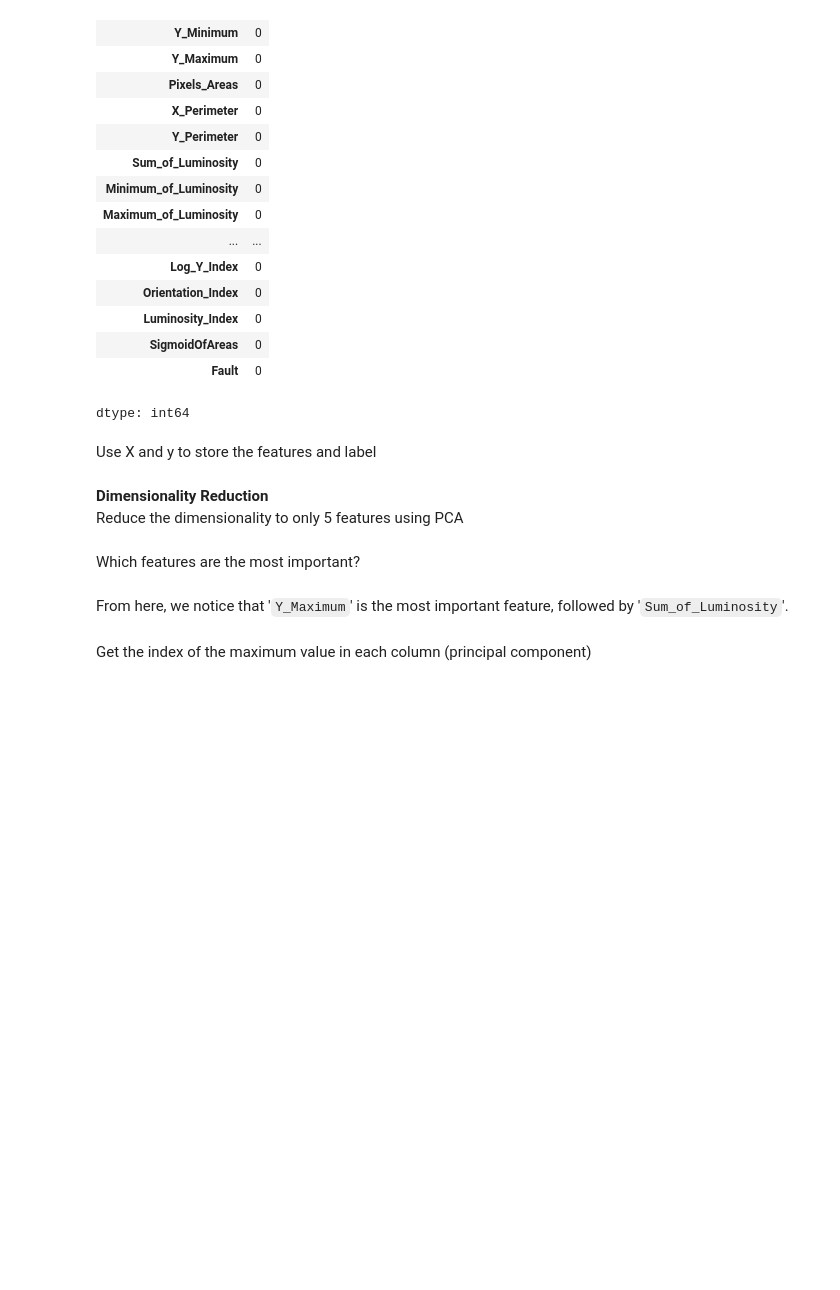
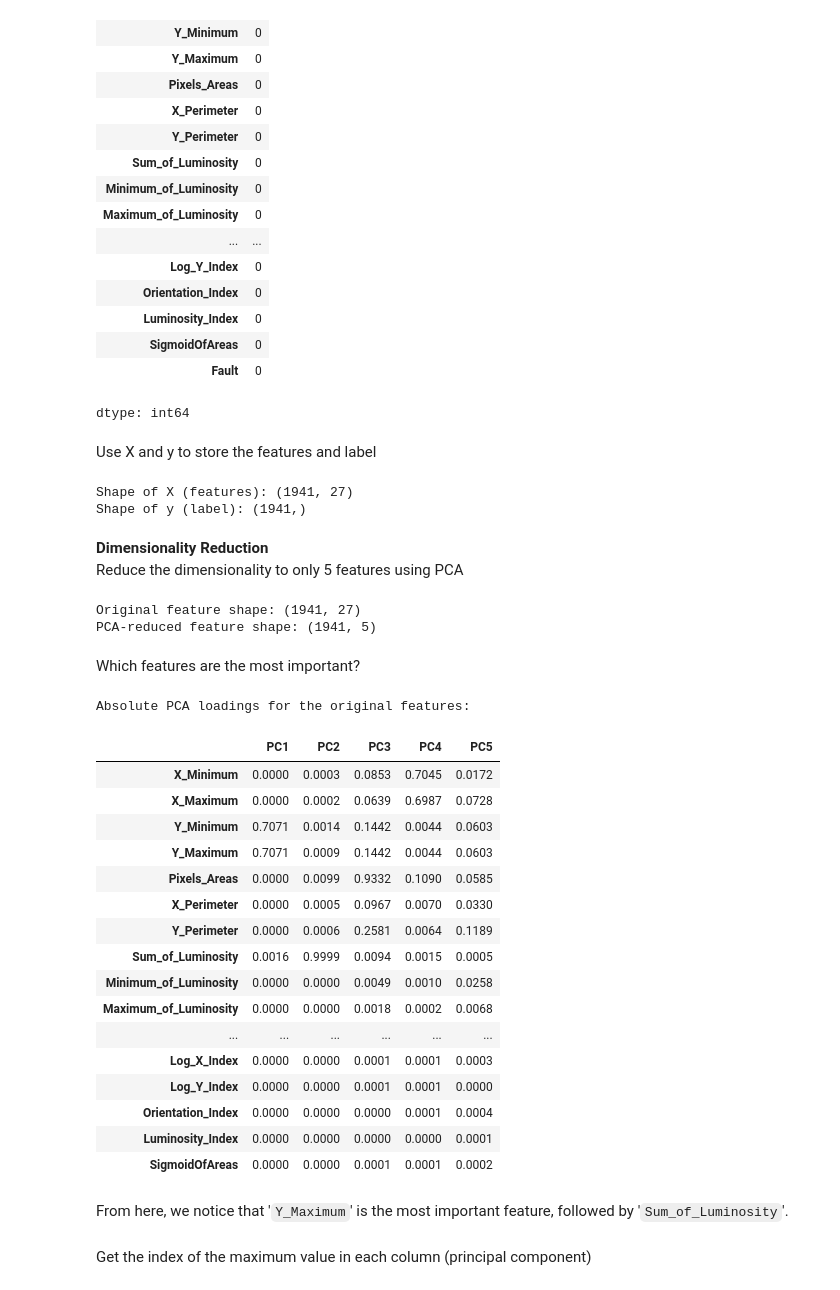
Before and after one commit to Jim123-Eu/assignment_III, a Jupyter notebook: T2520_Assignment_Part_III_Template.ipynb, the cells around one changed output. Cells and saved outputs as stored; diff of their text form; code cells hidden in the pictures; blank space fills up the shorter version.

```diff
--- a/T2520_Assignment_Part_III_Template.ipynb
+++ b/T2520_Assignment_Part_III_Template.ipynb
@@ -85,11 +89,63 @@ df.isna().sum()
 dtype: int64
 # %% [markdown]
 Use X and y to store the features and label
+# %%
+# Separate features (X) and fault label (y)
+if 'Fault' in df.columns:
+    X = df.drop(columns=['Fault'])
+    y = df['Fault']
+else:
+    X = df.iloc[:, :-1]
+    y = df.iloc[:, -1]
+
+print(f"Shape of X (features): {X.shape}")
+print(f"Shape of y (label): {y.shape}")
+# %% [output]
+Shape of X (features): (1941, 27)
+Shape of y (label): (1941,)
 # %% [markdown]
 **Dimensionality Reduction**
 Reduce the dimensionality to only 5 features using PCA
+# %%
+# Apply PCA to reduce dataset features to 5 principal components
+pca = PCA(n_components=5)
+X_pca = pca.fit_transform(X)
+
+print(f"Original feature shape: {X.shape}")
+print(f"PCA-reduced feature shape: {X_pca.shape}")
+# %% [output]
+Original feature shape: (1941, 27)
+PCA-reduced feature shape: (1941, 5)
 # %% [markdown]
 Which features are the most important?
+# %%
+loadings = pd.DataFrame(
+    abs(pca.components_.T),
+    index=X.columns,
+    columns=[f'PC{i+1}' for i in range(pca.n_components_)]
+)
+
+print("Absolute PCA loadings for the original features:")
+display(loadings.round(4))
+# %% [output]
+Absolute PCA loadings for the original features:
+|  | PC1 | PC2 | PC3 | PC4 | PC5 |
+| X_Minimum | 0.0000 | 0.0003 | 0.0853 | 0.7045 | 0.0172 |
+| X_Maximum | 0.0000 | 0.0002 | 0.0639 | 0.6987 | 0.0728 |
+| Y_Minimum | 0.7071 | 0.0014 | 0.1442 | 0.0044 | 0.0603 |
+| Y_Maximum | 0.7071 | 0.0009 | 0.1442 | 0.0044 | 0.0603 |
+| Pixels_Areas | 0.0000 | 0.0099 | 0.9332 | 0.1090 | 0.0585 |
+| X_Perimeter | 0.0000 | 0.0005 | 0.0967 | 0.0070 | 0.0330 |
+| Y_Perimeter | 0.0000 | 0.0006 | 0.2581 | 0.0064 | 0.1189 |
+| Sum_of_Luminosity | 0.0016 | 0.9999 | 0.0094 | 0.0015 | 0.0005 |
+| Minimum_of_Luminosity | 0.0000 | 0.0000 | 0.0049 | 0.0010 | 0.0258 |
+| Maximum_of_Luminosity | 0.0000 | 0.0000 | 0.0018 | 0.0002 | 0.0068 |
+| ... | ... | ... | ... | ... | ... |
+| Log_X_Index | 0.0000 | 0.0000 | 0.0001 | 0.0001 | 0.0003 |
+| Log_Y_Index | 0.0000 | 0.0000 | 0.0001 | 0.0001 | 0.0000 |
+| Orientation_Index | 0.0000 | 0.0000 | 0.0000 | 0.0001 | 0.0004 |
+| Luminosity_Index | 0.0000 | 0.0000 | 0.0000 | 0.0000 | 0.0001 |
+| SigmoidOfAreas | 0.0000 | 0.0000 | 0.0001 | 0.0001 | 0.0002 |
 # %% [markdown]
 From here, we notice that '`Y_Maximum`' is the most important feature, followed by '`Sum_of_Luminosity`'.
 # %% [markdown]
```
Also changed, not shown: parts of 12 cells of this notebook.
